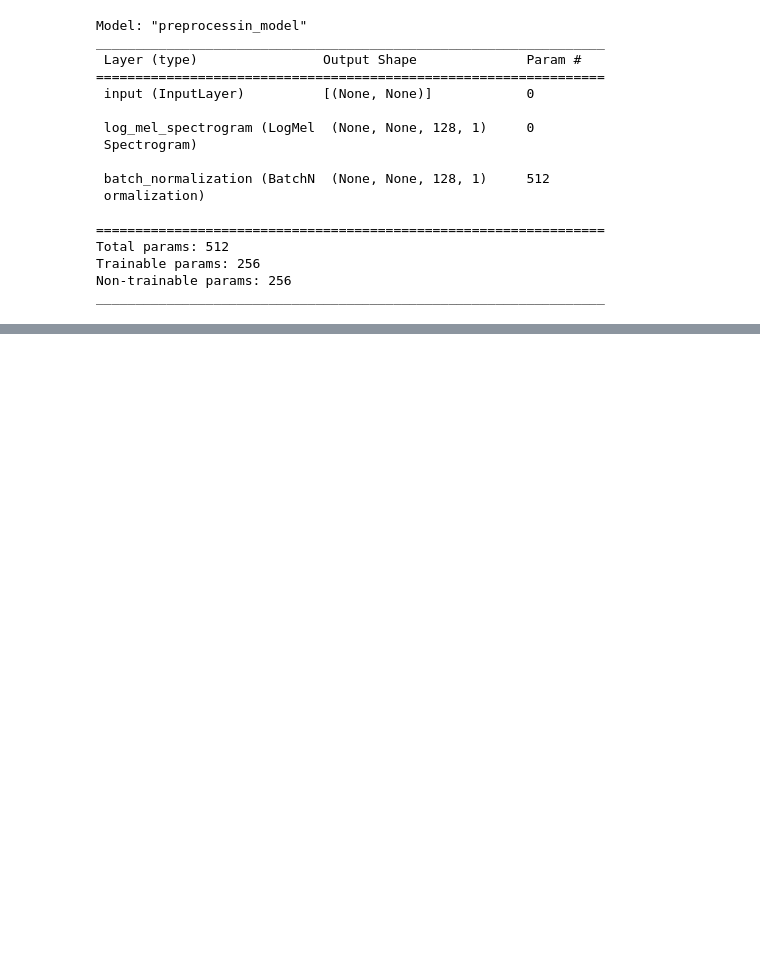
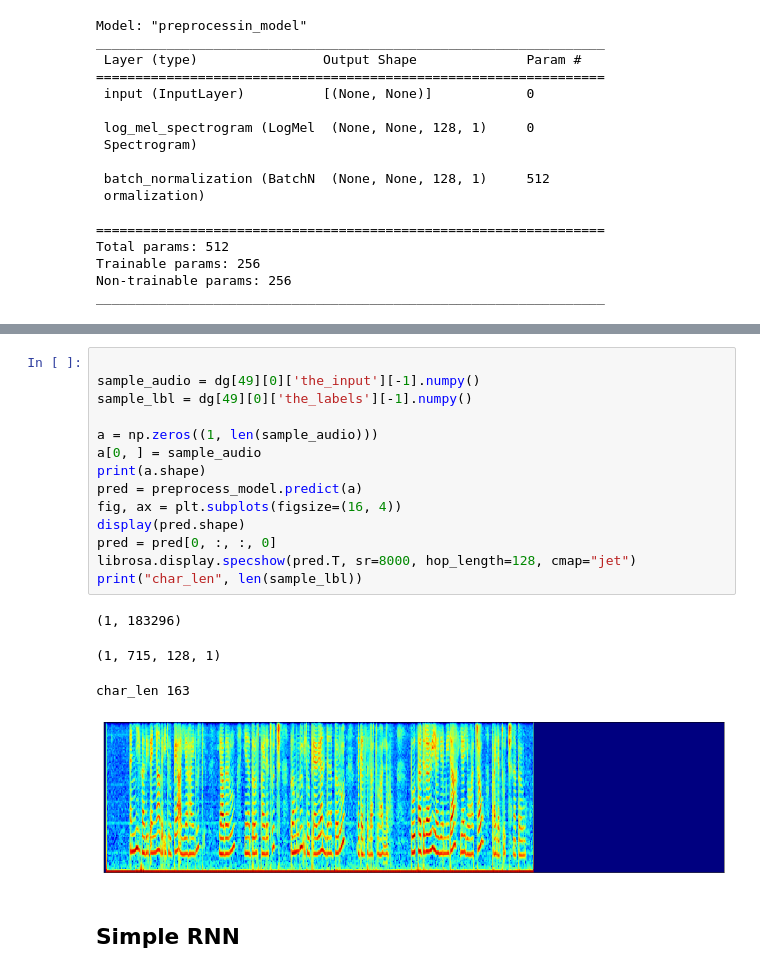
Before and after one commit to African-language-Speech-Recognition/african_language-Speech_Recognition, a Jupyter notebook: notebooks/modeling.ipynb, the cells around one changed output, grey strips where cells are left out. Saved outputs shown, nothing was run; the diff lists cells and outputs as text; blank space fills up the shorter version.

```diff
--- a/notebooks/modeling.ipynb
+++ b/notebooks/modeling.ipynb
@@ -177,0 +197,21 @@ _________________________________________________________________
+# %%
+
+sample_audio = dg[49][0]['the_input'][-1].numpy()
+sample_lbl = dg[49][0]['the_labels'][-1].numpy()
+
+a = np.zeros((1, len(sample_audio)))
+a[0, ] = sample_audio
+print(a.shape)
+pred = preprocess_model.predict(a)
+fig, ax = plt.subplots(figsize=(16, 4))
+display(pred.shape)
+pred = pred[0, :, :, 0]
+librosa.display.specshow(pred.T, sr=8000, hop_length=128, cmap="jet")
+print("char_len", len(sample_lbl))
+# %% [output]
+(1, 183296)
+(1, 715, 128, 1)
+char_len 163
+[figure, added]
+# %% [markdown]
+## Simple RNN
```
Also changed, not shown: parts of 15 cells of this notebook.
